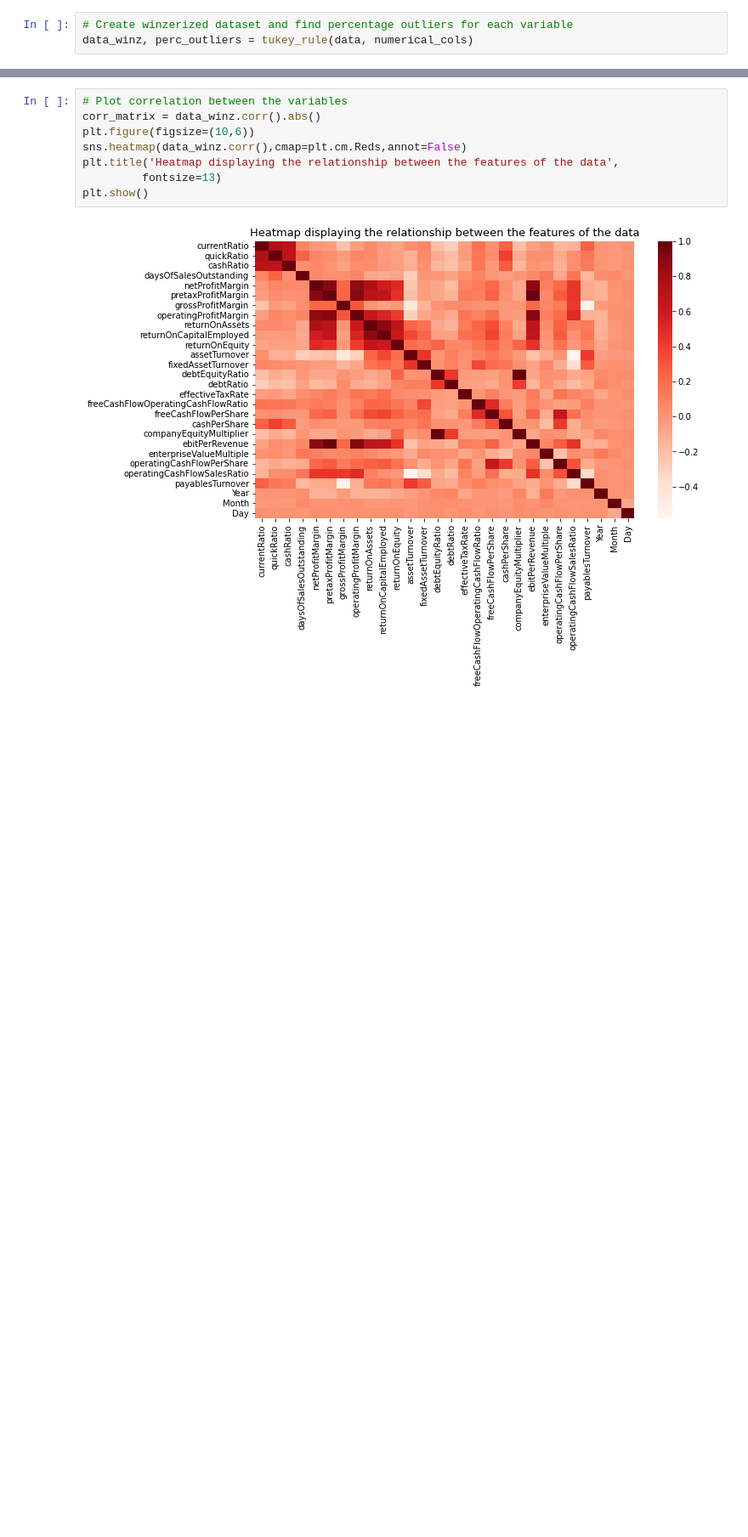
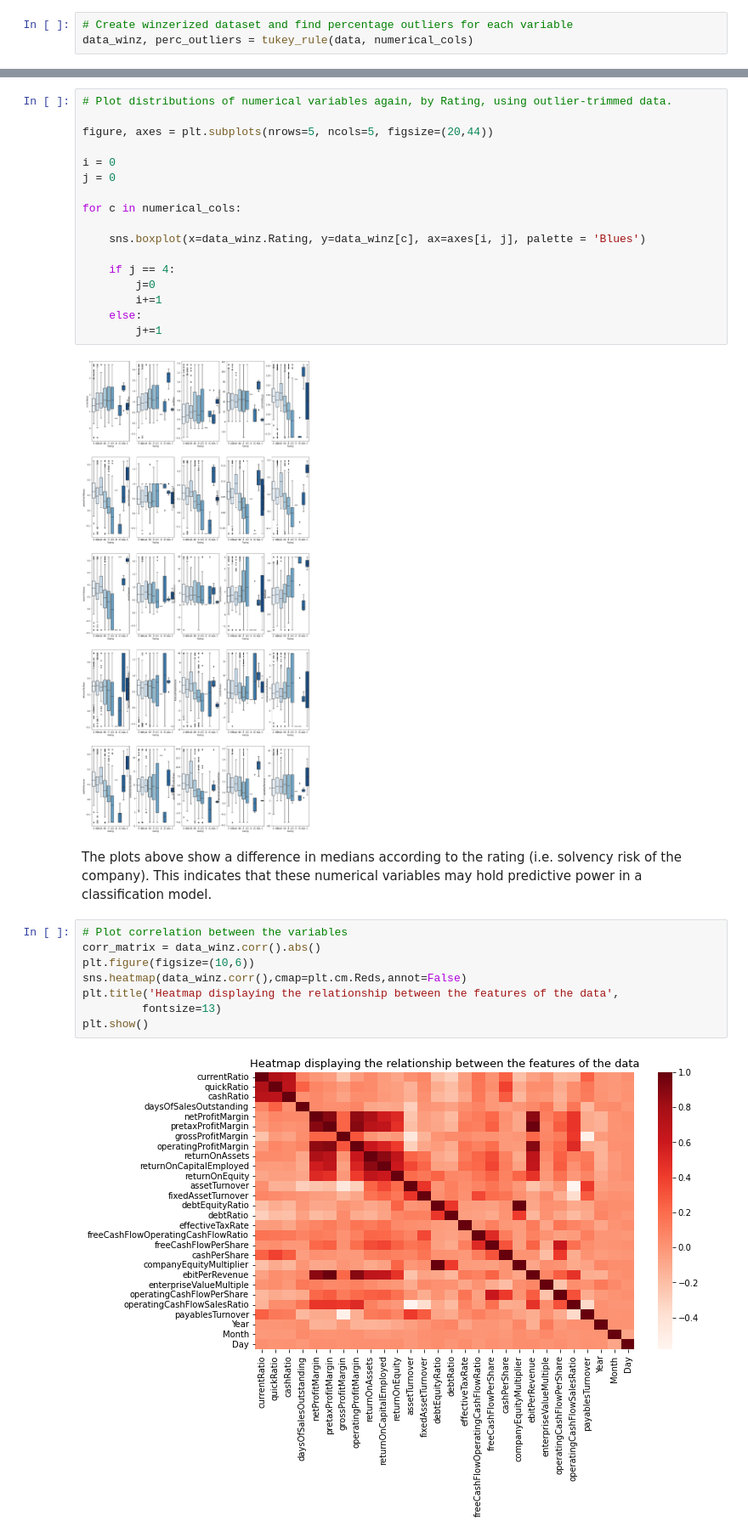
Before and after one commit to bethbarlow7/udacity_ds_nanodegree_capstone, a Jupyter notebook: data/EDA.ipynb, the cells around one changed output, grey strips where cells are left out. Shown at 85% size. Drawn from its saved outputs; the diff is of its cells as text; blank space fills up the shorter version.

Commit message:
Adds boxplots and further commentary

```diff
--- a/data/EDA.ipynb
+++ b/data/EDA.ipynb
@@ -275,3 +281,24 @@ for col in data_winz[numerical_cols].columns:
+# %%
+# Plot distributions of numerical variables again, by Rating, using outlier-trimmed data.
+
+figure, axes = plt.subplots(nrows=5, ncols=5, figsize=(20,44))
+
+i = 0
+j = 0
+
+for c in numerical_cols:
+
+    sns.boxplot(x=data_winz.Rating, y=data_winz[c], ax=axes[i, j], palette = 'Blues')
+
+    if j == 4:
+        j=0
+        i+=1
+    else:
+        j+=1
+# %% [output]
+[figure, added]
+# %% [markdown]
+The plots above show a difference in medians according to the rating (i.e. solvency risk of the company). This indicates that these numerical variables may hold predictive power in a classification model.
 # %%
 # Plot correlation between the variables
 corr_matrix = data_winz.corr().abs()
```
Also changed, not shown: parts of 40 cells of this notebook.
